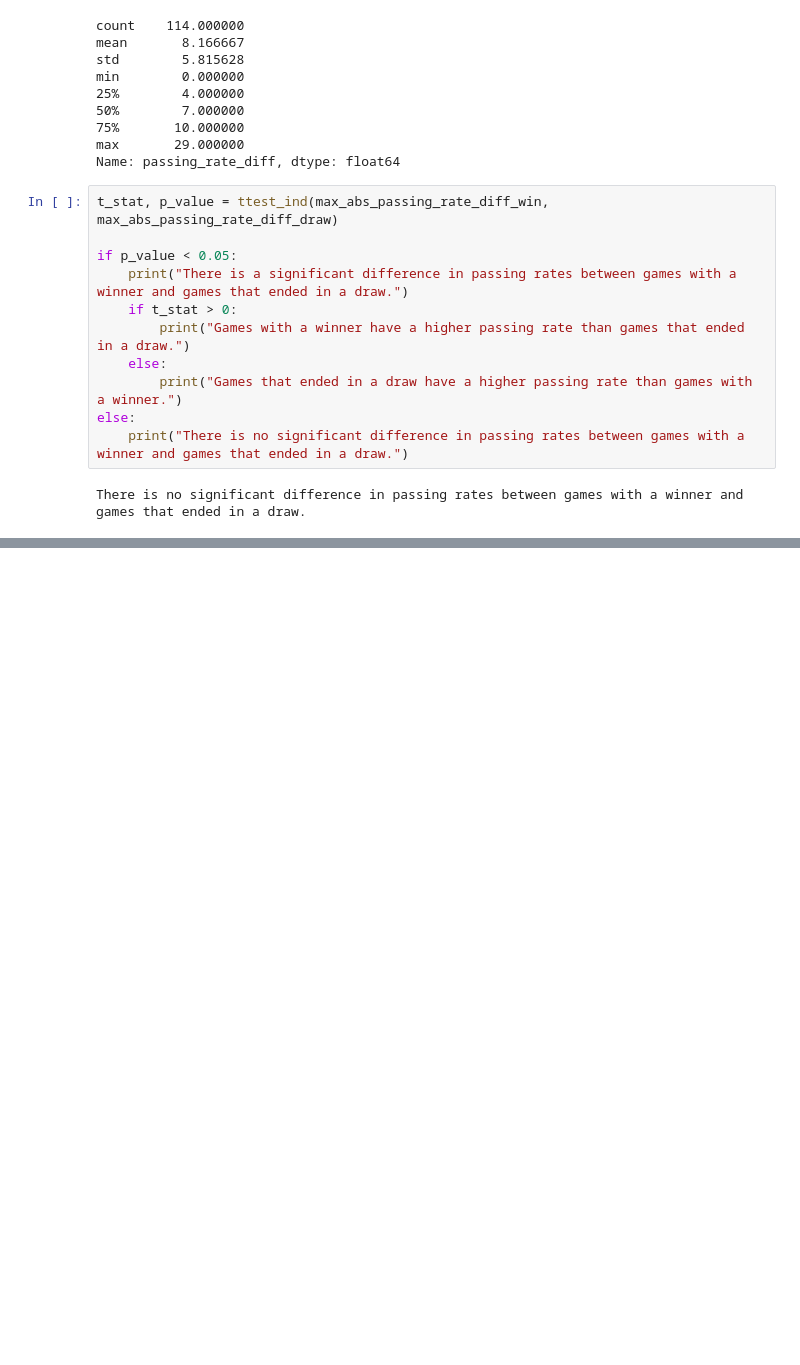
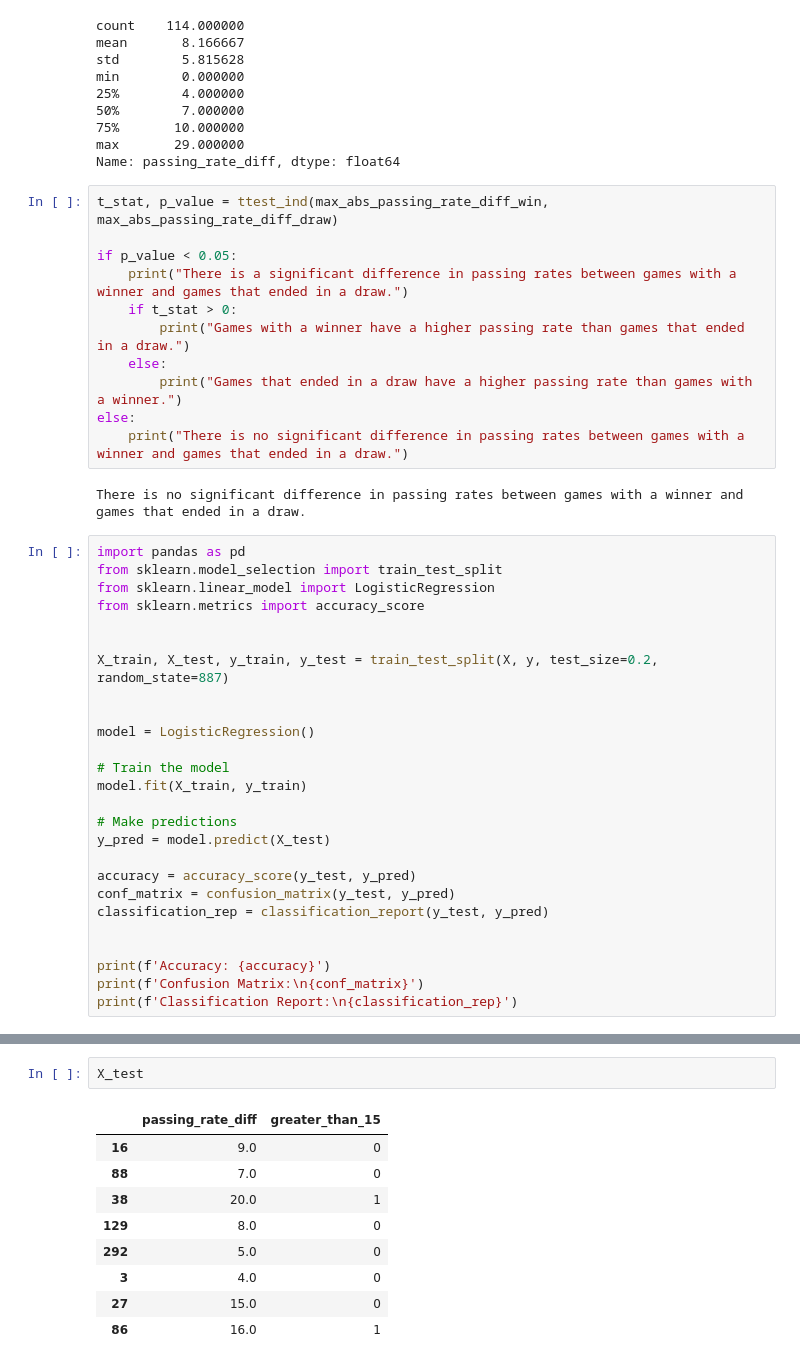
Before and after one commit to sushrutghimire1/Bundesliga-Statistical-Analysis, a Jupyter notebook: Bundesliga Questions.ipynb, the cells around one changed output, grey strips where cells are left out. Saved outputs shown, nothing was run; the diff lists cells and outputs as text; blank space fills up the shorter version.

```diff
--- a/Bundesliga Questions.ipynb
+++ b/Bundesliga Questions.ipynb
@@ -492,3 +577,29 @@ else:
     print("There is no significant difference in passing rates between games with a winner and games that ended in a draw.")
 # %% [output]
 There is no significant difference in passing rates between games with a winner and games that ended in a draw.
+# %%
+import pandas as pd
+from sklearn.model_selection import train_test_split
+from sklearn.linear_model import LogisticRegression
+from sklearn.metrics import accuracy_score
+
+
+X_train, X_test, y_train, y_test = train_test_split(X, y, test_size=0.2, random_state=887)
+
+
+model = LogisticRegression()
+
+# Train the model
+model.fit(X_train, y_train)
+
+# Make predictions
+y_pred = model.predict(X_test)
+
+accuracy = accuracy_score(y_test, y_pred)
+conf_matrix = confusion_matrix(y_test, y_pred)
+classification_rep = classification_report(y_test, y_pred)
+
+
+print(f'Accuracy: {accuracy}')
+print(f'Confusion Matrix:\n{conf_matrix}')
+print(f'Classification Report:\n{classification_rep}')
@@ -494,0 +636,12 @@ There is no significant difference in passing rates between games with a winner
+# %%
+X_test
+# %% [output]
+|  | passing_rate_diff | greater_than_15 |
+| 16 | 9.0 | 0 |
+| 88 | 7.0 | 0 |
+| 38 | 20.0 | 1 |
+| 129 | 8.0 | 0 |
+| 292 | 5.0 | 0 |
+| 3 | 4.0 | 0 |
+| 27 | 15.0 | 0 |
+| 86 | 16.0 | 1 |
```
Also changed, not shown: parts of 6 cells of this notebook.
